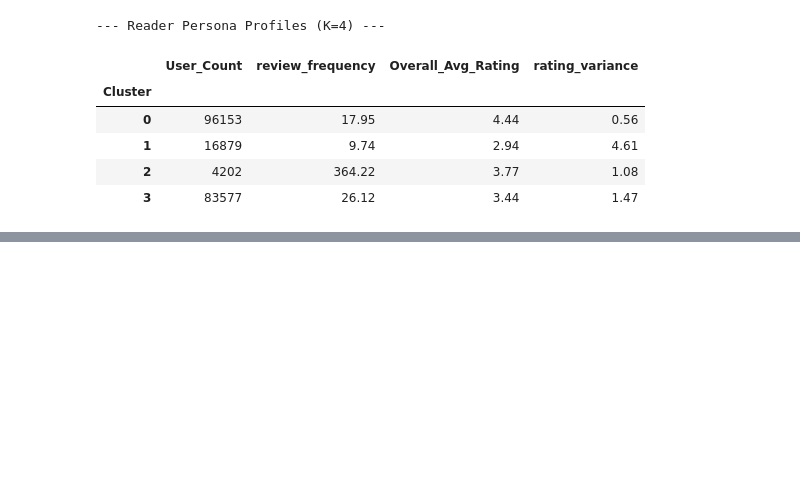
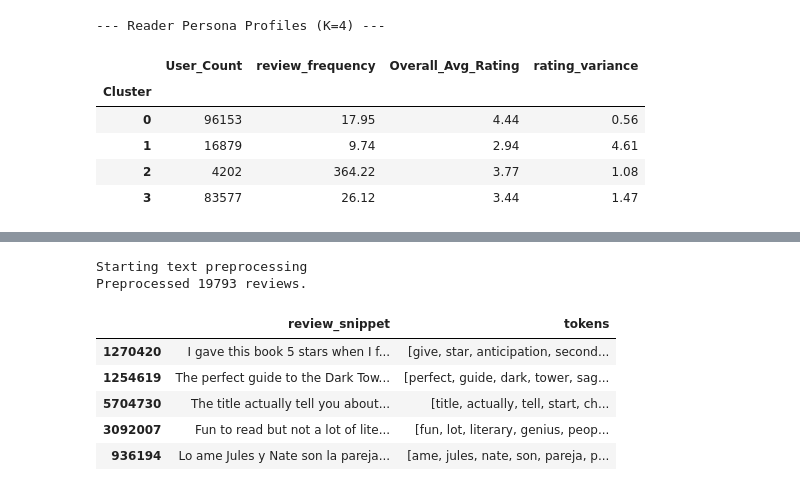
Before and after one commit to crystalstorm466/cs4412-project, a Jupyter notebook: notebooks/Data Mining Project.ipynb, the cells around one changed output, grey strips where cells are left out. Cells and saved outputs as stored; diff of their text form; code cells hidden in the pictures; blank space fills up the shorter version.

```diff
--- a/notebooks/Data Mining Project.ipynb
+++ b/notebooks/Data Mining Project.ipynb
@@ -958,0 +964,52 @@ display(persona_profiles)
+# %%
+import pandas as pd
+import spacy
+import re
+
+try:
+    nlp = spacy.load("en_core_web_sm", disable=['parser', 'ner'])
+except:
+    import os
+    os.system('python -m spacy download en_core_web_sm')
+    nlp = spacy.load("en_core_web_sm", disable=['parser', 'ner'])
+
+
+def preprocess(text):
+    # 1. Lowercase and remove non-alphabetic characters/extra spaces
+    text = re.sub(r'[^a-zA-Z\s]', '', str(text).lower())
+
+    doc = nlp(text)
+
+    # 3. Lemmatize and remove stopwords + short words (under 3 chars)
+    # We remove common words like 'book', 'read', 'story' which are noise in this dataset
+    custom_stopwords = {'book', 'read', 'story', 'author', 'reading', 'get', 'like'}
+
+    tokens = [
+        token.lemma_ for token in doc
+        if not token.is_stop
+        and token.lemma_ not in custom_stopwords
+        and len(token.lemma_) > 2
+    ]
+
+    return tokens
+# %%
+df_reviews = pd.read_csv('../data/03_extractedreviews.csv').sample(20000, random_state=42) #load extracted reviews (starting with a sample of 10k - 50k
+
+print("Starting text preprocessing")
+df_reviews['tokens'] = df_reviews['review_snippet'].apply(preprocess)
+
+# Remove any reviews that became empty after cleaning
+df_reviews = df_reviews[df_reviews['tokens'].map(len) > 0]
+
+
+print(f"Preprocessed {len(df_reviews)} reviews.")
+df_reviews[['review_snippet', 'tokens']].head()
+# %% [output]
+Starting text preprocessing
+Preprocessed 19793 reviews.
+|  | review_snippet | tokens |
+| 1270420 | I gave this book 5 stars when I f... | [give, star, anticipation, second... |
+| 1254619 | The perfect guide to the Dark Tow... | [perfect, guide, dark, tower, sag... |
+| 5704730 | The title actually tell you about... | [title, actually, tell, start, ch... |
+| 3092007 | Fun to read but not a lot of lite... | [fun, lot, literary, genius, peop... |
+| 936194 | Lo ame Jules y Nate son la pareja... | [ame, jules, nate, son, pareja, p... |
```
Also changed, not shown: parts of 9 cells of this notebook, 9 other files.
